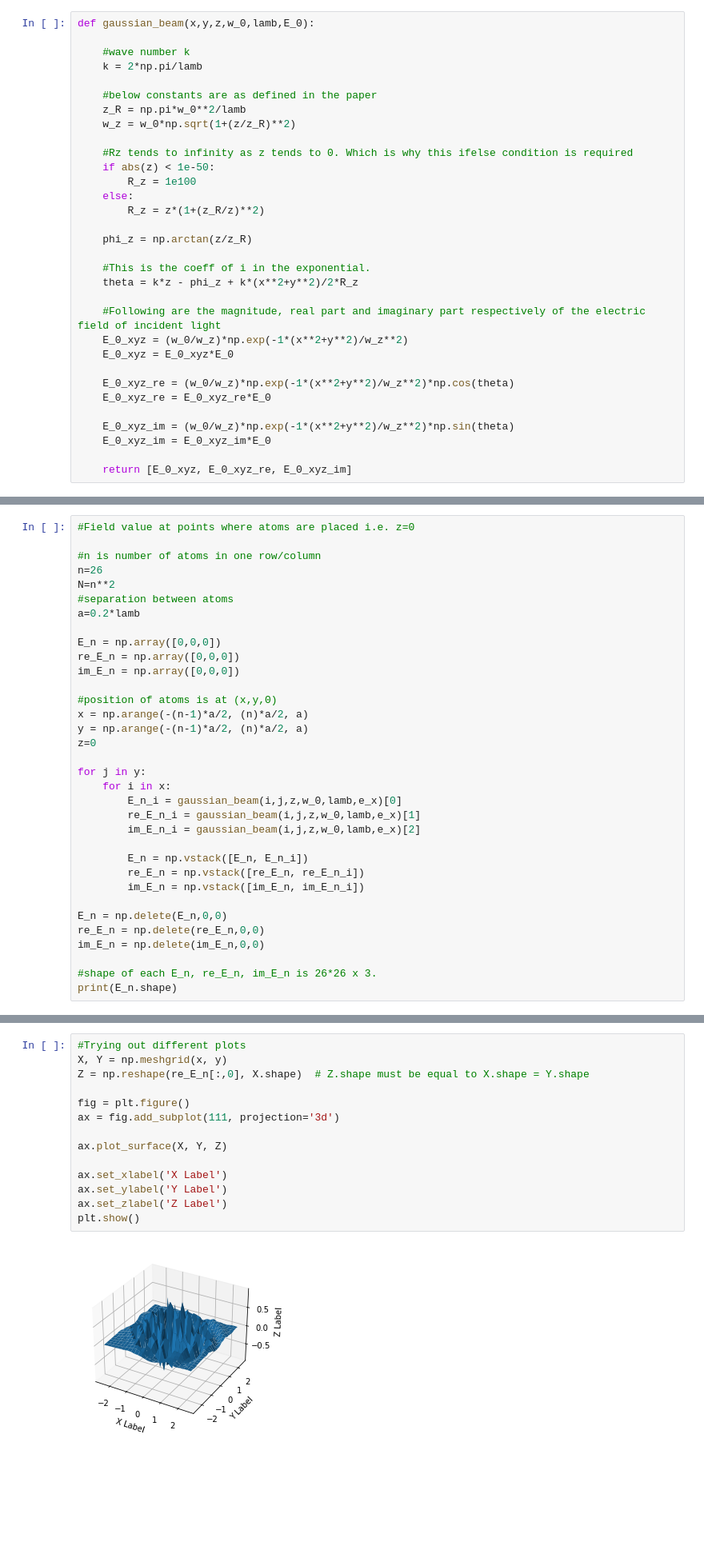
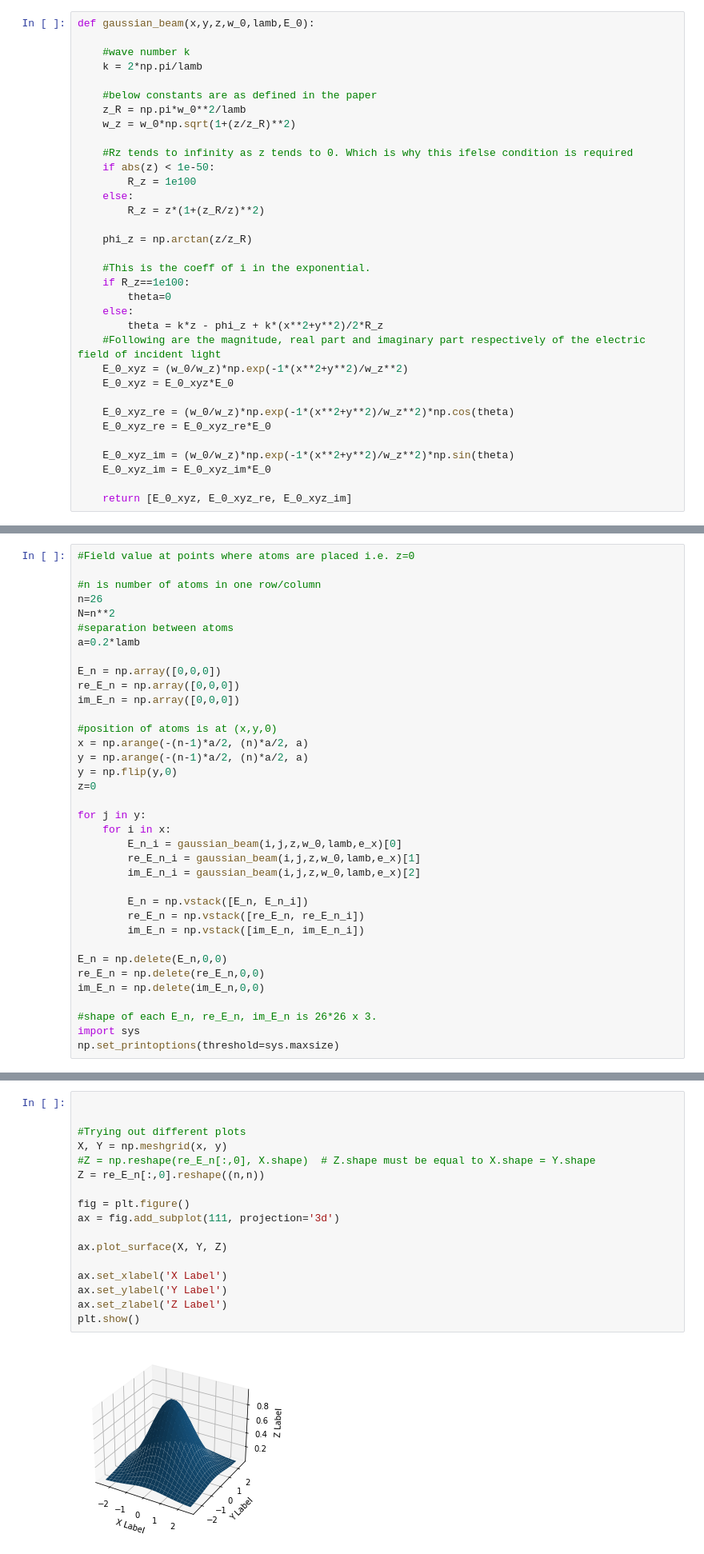
Before and after one commit to ReyshaJV/weizmann-internship, a Jupyter notebook: gaussian_beam.ipynb, the cells around one changed output, grey strips where cells are left out. Shown at 80% size. Drawn from its saved outputs; the diff is of its cells as text; blank space fills up the shorter version.

```diff
--- a/gaussian_beam.ipynb
+++ b/gaussian_beam.ipynb
@@ -23,8 +23,10 @@ def gaussian_beam(x,y,z,w_0,lamb,E_0):
     phi_z = np.arctan(z/z_R)
 
     #This is the coeff of i in the exponential.
-    theta = k*z - phi_z + k*(x**2+y**2)/2*R_z
-
+    if R_z==1e100:
+        theta=0
+    else:
+        theta = k*z - phi_z + k*(x**2+y**2)/2*R_z
     #Following are the magnitude, real part and imaginary part respectively of the electric field of incident light
     E_0_xyz = (w_0/w_z)*np.exp(-1*(x**2+y**2)/w_z**2)
     E_0_xyz = E_0_xyz*E_0
@@ -95,6 +97,7 @@ im_E_n = np.array([0,0,0])
 #position of atoms is at (x,y,0)
 x = np.arange(-(n-1)*a/2, (n)*a/2, a)
 y = np.arange(-(n-1)*a/2, (n)*a/2, a)
+y = np.flip(y,0)
 z=0
 
 for j in y:
@@ -112,4 +115,5 @@ re_E_n = np.delete(re_E_n,0,0)
 im_E_n = np.delete(im_E_n,0,0)
 
 #shape of each E_n, re_E_n, im_E_n is 26*26 x 3.
-print(E_n.shape)
+import sys
+np.set_printoptions(threshold=sys.maxsize)
@@ -118,19 +120,22 @@ print(E_n.shape)
 # %%
+
+
 #Trying out different plots
 X, Y = np.meshgrid(x, y)
-Z = np.reshape(re_E_n[:,0], X.shape)  # Z.shape must be equal to X.shape = Y.shape
+#Z = np.reshape(re_E_n[:,0], X.shape)  # Z.shape must be equal to X.shape = Y.shape
+Z = re_E_n[:,0].reshape((n,n))
 
 fig = plt.figure()
 ax = fig.add_subplot(111, projection='3d')
 
 ax.plot_surface(X, Y, Z)
 
 ax.set_xlabel('X Label')
 ax.set_ylabel('Y Label')
 ax.set_zlabel('Z Label')
 plt.show()
 # %% [output]
-[figure, old version]
+[figure, new version]
 # %%
 #Trying out different plots
 z_min, z_max = -np.abs(re_E_n[:,0]).max(), np.abs(re_E_n[:,0]).max()
```
Also changed, not shown: parts of 2 cells of this notebook.
